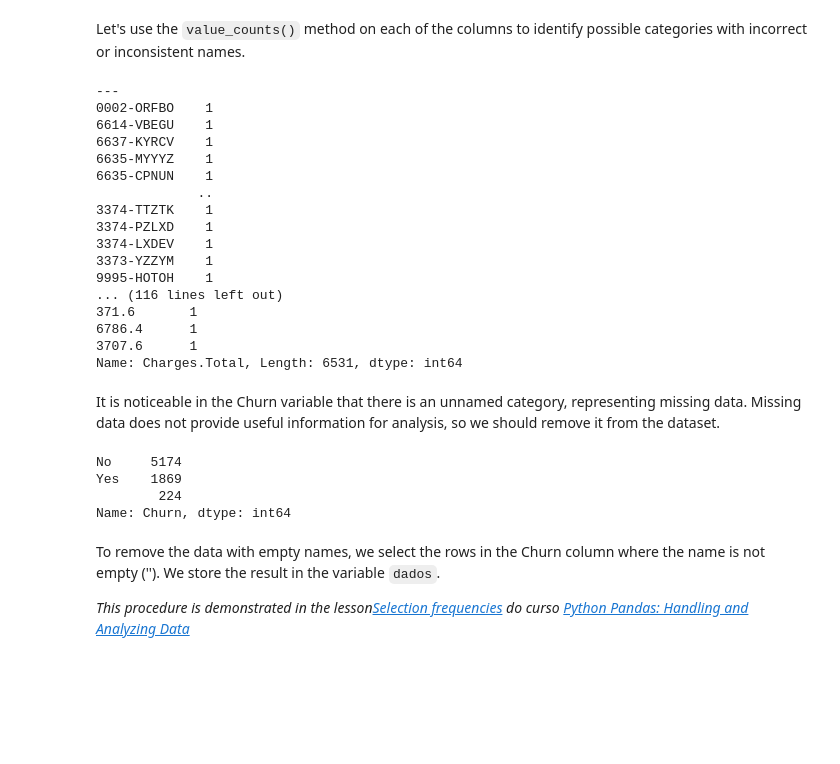
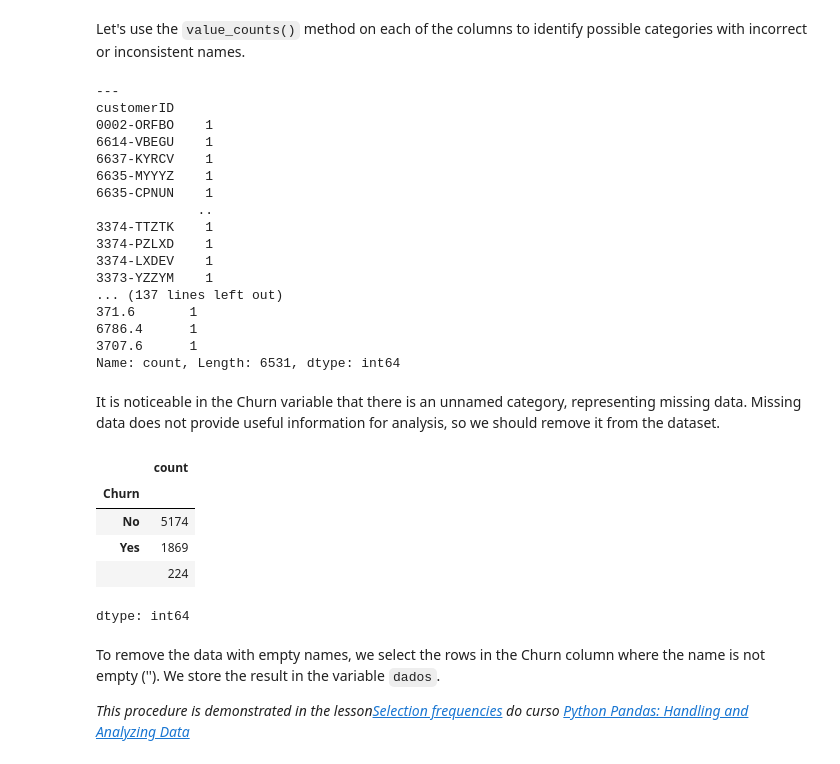
Before and after one commit to anderson-ferreira-83/Data_Science_Repo_anderson83, a Jupyter notebook: 1_Alura_Voz/Week_1_data_cleaning/Cleaning.ipynb, the cells around one changed output. Drawn from its saved outputs; the diff is of its cells as text; code cells hidden in the pictures; blank space fills up the shorter version.

```diff
--- a/1_Alura_Voz/Week_1_data_cleaning/Cleaning.ipynb
+++ b/1_Alura_Voz/Week_1_data_cleaning/Cleaning.ipynb
@@ -25,8 +25,8 @@ To read a JSON file, you can use the `pd.read_json()` method, passing the file p
 
 *This procedure is demonstrated in the lesson [Loading data](https://cursos.alura.com.br/course/python-pandas-tecnicas-avancadas/task/91739) from the course [Python Pandas: técnicas avançadas](https://cursos.alura.com.br/course/python-pandas-tecnicas-avancadas)*
 # %%
-dados = pd.read_json('../Dados/Telco-Customer-Churn.json')
-dados.head()
+data = pd.read_json('Telco-Customer-Churn.json')
+data.head()
 # %% [output]
 |  | customerID | Churn | customer | phone | internet | account |
 | 0 | 0002-ORFBO | No | {'gender': 'Female', 'SeniorCitiz... | {'PhoneService': 'Yes', 'Multiple... | {'InternetService': 'DSL', 'Onlin... | {'Contract': 'One year', 'Paperle... |
@@ -156,8 +156,8 @@ We have built a function to normalize the JSON objects and combine the informati
 # %%
 def normalize_json(dataframe):
     return_dataframe = pd.DataFrame()
-    for column in list(dados.columns[2:]):
+    for column in list(data.columns[2:]):
         dataframe_column = pd.json_normalize(dataframe[column])
         return_dataframe = pd.concat([return_dataframe, dataframe_column], axis=1)
 
-    return pd.concat([dataframe[list(dados.columns[:2])], return_dataframe], axis=1)
+    return pd.concat([dataframe[list(data.columns[:2])], return_dataframe], axis=1)
@@ -180,0 +164,3 @@ dados
+# %%
+data = normalize_json(data)
+data
@@ -203,11 +203,12 @@ memory usage: 1.2+ MB
 # %% [markdown]
 Let's use the `value_counts()` method on each of the columns to identify possible categories with incorrect or inconsistent names.
 # %%
-for coluna in dados.columns:
+for col in data.columns:
     print('---')
-    print(dados[coluna].value_counts())
+    print(data[col].value_counts())
 # %% [output]
 ---
+customerID
 0002-ORFBO    1
 6614-VBEGU    1
 6637-KYRCV    1
@@ -218,21 +219,22 @@ for coluna in dados.columns:
 3374-PZLXD    1
 3374-LXDEV    1
 3373-YZZYM    1
-9995-HOTOH    1
-... (116 lines left out)
+... (137 lines left out)
 371.6       1
 6786.4      1
 3707.6      1
-Name: Charges.Total, Length: 6531, dtype: int64
+Name: count, Length: 6531, dtype: int64
 # %% [markdown]
 It is noticeable in the Churn variable that there is an unnamed category, representing missing data. Missing data does not provide useful information for analysis, so we should remove it from the dataset.
 # %%
-dados['Churn'].value_counts()
+data['Churn'].value_counts()
 # %% [output]
+|  | count |
+| Churn |  |
+| No | 5174 |
+| Yes | 1869 |
+|  | 224 |
-No     5174
-Yes    1869
-        224
-Name: Churn, dtype: int64
+dtype: int64
 # %% [markdown]
 To remove the data with empty names, we select the rows in the Churn column where the name is not empty (''). We store the result in the variable `dados`.
 
```
Also changed, not shown: parts of 19 cells of this notebook.
